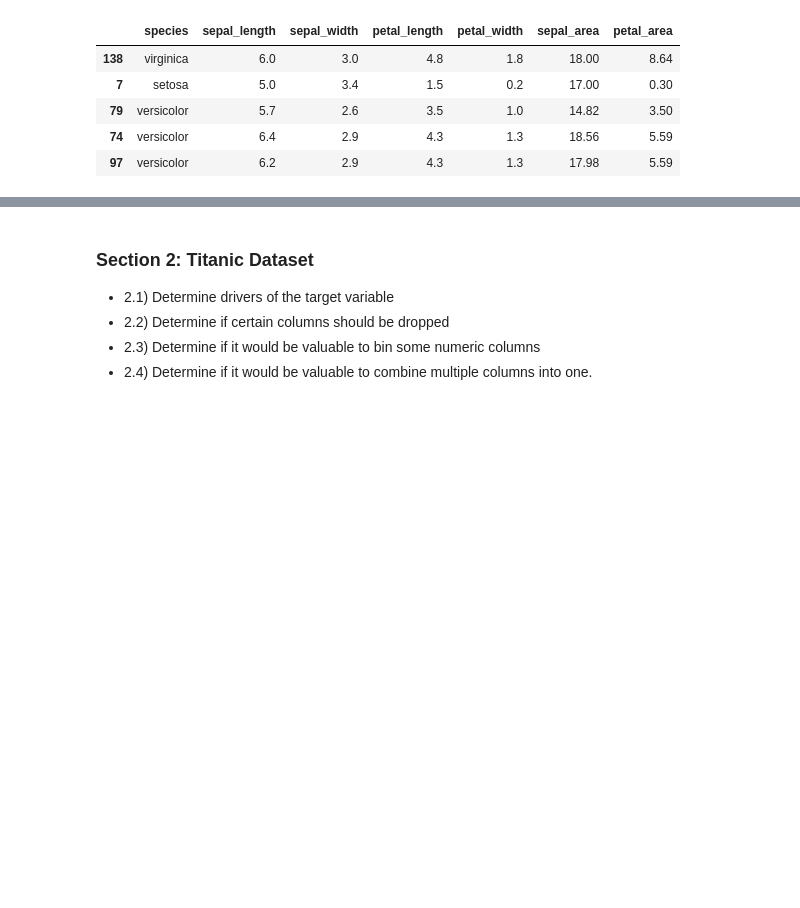
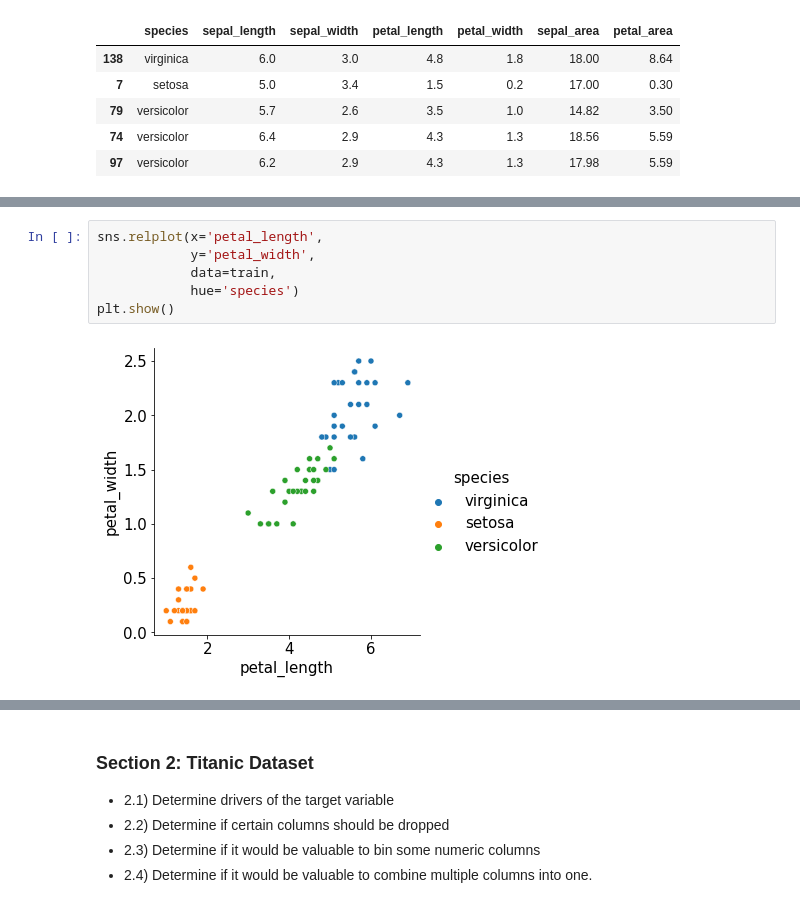
Before and after one commit to nicholas-dougherty/classification-exercises, a Jupyter notebook: classification_exercises.ipynb, the cells around one changed output, grey strips where cells are left out. Saved outputs shown, nothing was run; the diff lists cells and outputs as text; blank space fills up the shorter version.

```diff
--- a/classification_exercises.ipynb
+++ b/classification_exercises.ipynb
@@ -667,0 +831,8 @@ plt.show()
+# %%
+sns.relplot(x='petal_length',
+            y='petal_width',
+            data=train,
+            hue='species')
+plt.show()
+# %% [output]
+[figure, added]
```
Also changed, not shown: parts of 27 cells of this notebook, 1 other file.
